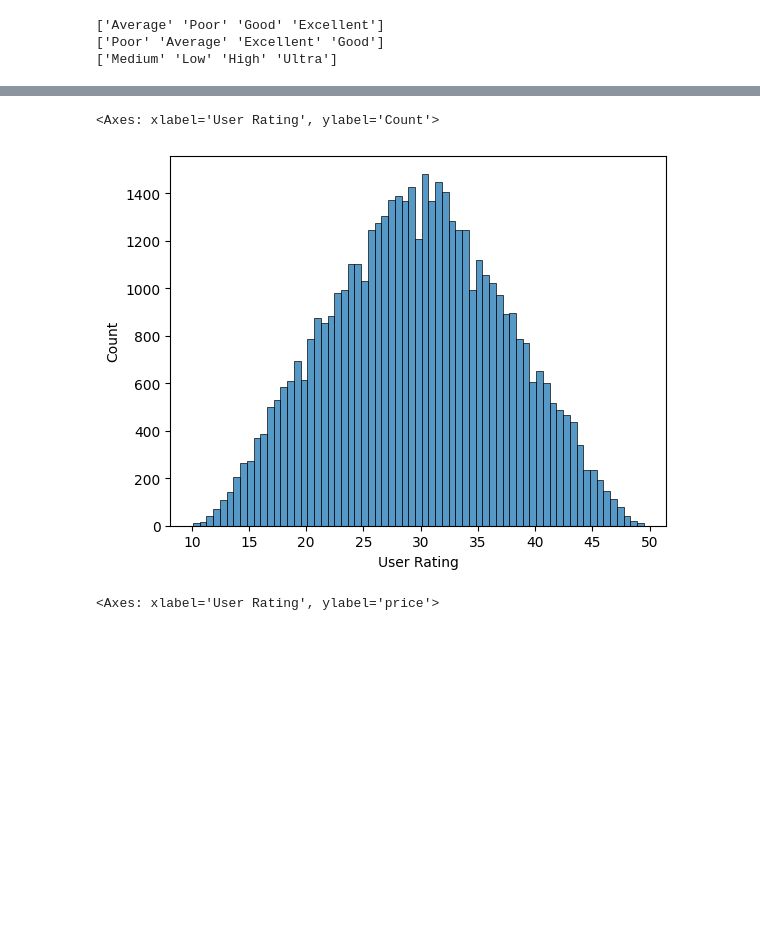
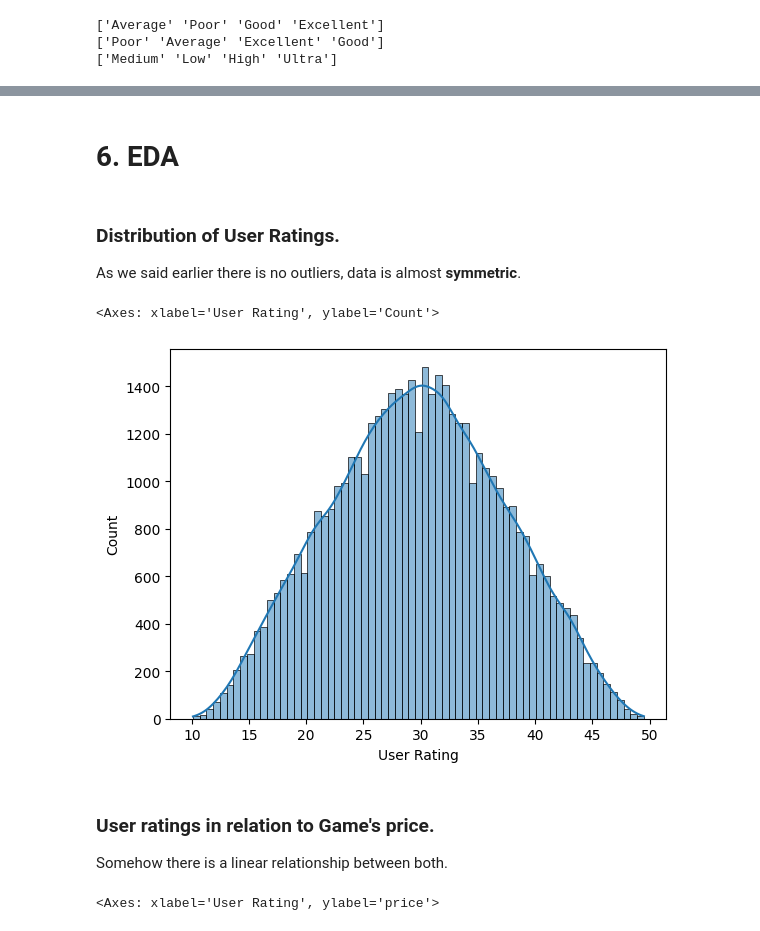
Before and after one commit to Zoz171/NTI-DataScience-Capstone, a Jupyter notebook: Capstone.ipynb, the cells around one changed output, grey strips where cells are left out. Saved outputs shown, nothing was run; the diff lists cells and outputs as text; code cells hidden in the pictures; blank space fills up the shorter version.

```diff
--- a/Capstone.ipynb
+++ b/Capstone.ipynb
@@ -186,11 +265,19 @@ df_copy.head()
 | 2 | Minecraft | 26.8 | Teens | 44.93 | PC | Yes | Bungie | ... |
 | 3 | Bioshock Infinite | 38.4 | All Ages | 48.29 | Mobile | Yes | Game Freak | ... |
 | 4 | Half-Life: Alyx | 30.1 | Adults | 55.49 | PlayStation | Yes | Game Freak | ... |
+# %% [markdown]
+# 6. EDA
+# %% [markdown]
+### Distribution of User Ratings. <br>
+As we said earlier there is no outliers, data is almost **symmetric**.
 # %%
-sns.histplot(data=df, x='User Rating')
+sns.histplot(data=df, x='User Rating', kde=True)
 # %% [output]
 <Axes: xlabel='User Rating', ylabel='Count'>
-[figure, old version]
+[figure, new version]
+# %% [markdown]
+### User ratings in relation to Game's price.
+Somehow there is a linear relationship between both.
 # %%
 sns.scatterplot(data=df_copy[:100], x='User Rating', y='price')
 # %% [output]
```
Also changed, not shown: parts of 70 cells of this notebook.
